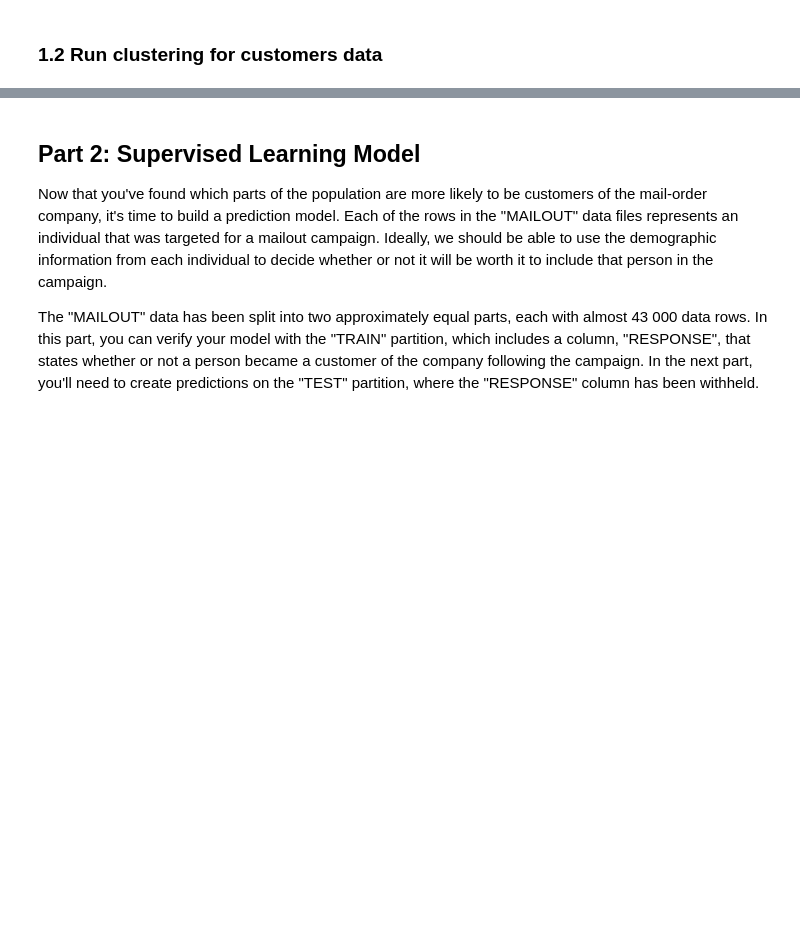
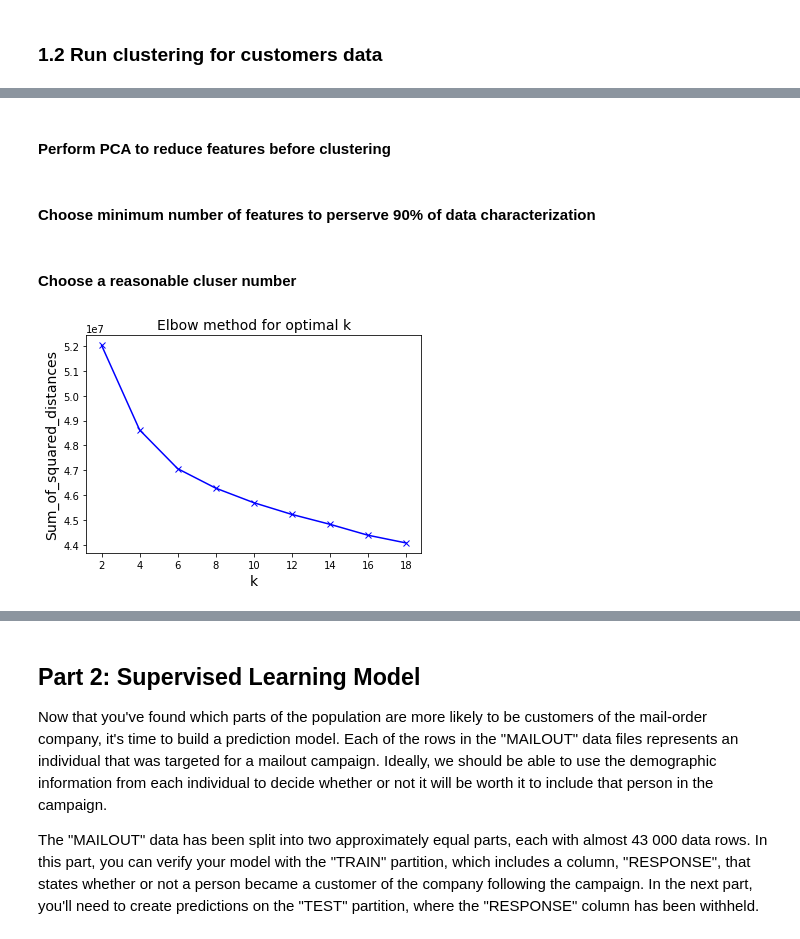
Before and after one commit to texcindy99/Arvato_Customer_Segmentation_Project, a Jupyter notebook: Arvato Project Workbook.ipynb, the cells around one changed output, grey strips where cells are left out. Cells and saved outputs as stored; diff of their text form; code cells hidden in the pictures; blank space fills up the shorter version.

```diff
--- a/Arvato Project Workbook.ipynb
+++ b/Arvato Project Workbook.ipynb
@@ -18,0 +31,2 @@ from sklearn.cluster import KMeans
+# %%
+model = xgb.XGBRegressor()
@@ -329,9 +375,27 @@ azdias_principal= pd.DataFrame(data = principalComponents)
 
 Run k-means to cluster the neighborhood into 2~20 clusters. Calculate the sum of squared distance to find the optimal cluster number.
 # %%
-Sum_of_squared_distances = []
-for k in range(2,20,2):
-    # run k-means clustering
-    kmeans = KMeans(n_clusters=k, random_state=0).fit(azdias_principal)
-    # Record sum of squared distances of samples to the nearest cluster center
-    Sum_of_squared_distances.append(kmeans.inertia_)
+def choose_kmean_number(df):
+    '''
+    INPUT
+    df - pandas dataframe
+
+    OUTPUT
+    None
+
+    This function display elbow plot for k-mean clustering on df
+
+    '''
+    Sum_of_squared_distances = []
+    for k in range(2,20,2):
+        # run k-means clustering
+        kmeans = KMeans(n_clusters=k, random_state=0).fit(df)
+        # Record sum of squared distances of samples to the nearest cluster center
+        Sum_of_squared_distances.append(kmeans.inertia_)
+
+    K = range(2,20,2)
+    plt.plot(K, Sum_of_squared_distances, 'bx-')
+    plt.xlabel('k',fontsize=14)
+    plt.ylabel('Sum_of_squared_distances',fontsize=14)
+    plt.title('Elbow method for optimal k',fontsize=14)
+    plt.show()
@@ -361,0 +473,2 @@ array([9, 5, 0, 5, 9, 9, 3, 7, 3, 9], dtype=int32)
+# %% [markdown]
+#### Perform PCA to reduce features before clustering
@@ -361,0 +519,10 @@ array([9, 5, 0, 5, 9, 9, 3, 7, 3, 9], dtype=int32)
+# %% [markdown]
+#### Choose minimum number of features to perserve 90% of data characterization
+# %%
+customers_principal, num_pca, pca = choose_principal_components(customers_clean)
+# %% [markdown]
+#### Choose a reasonable cluser number
+# %%
+choose_kmean_number(customers_principal)
+# %% [output]
+[figure, added]
```
Also changed, not shown: parts of 44 cells of this notebook.
